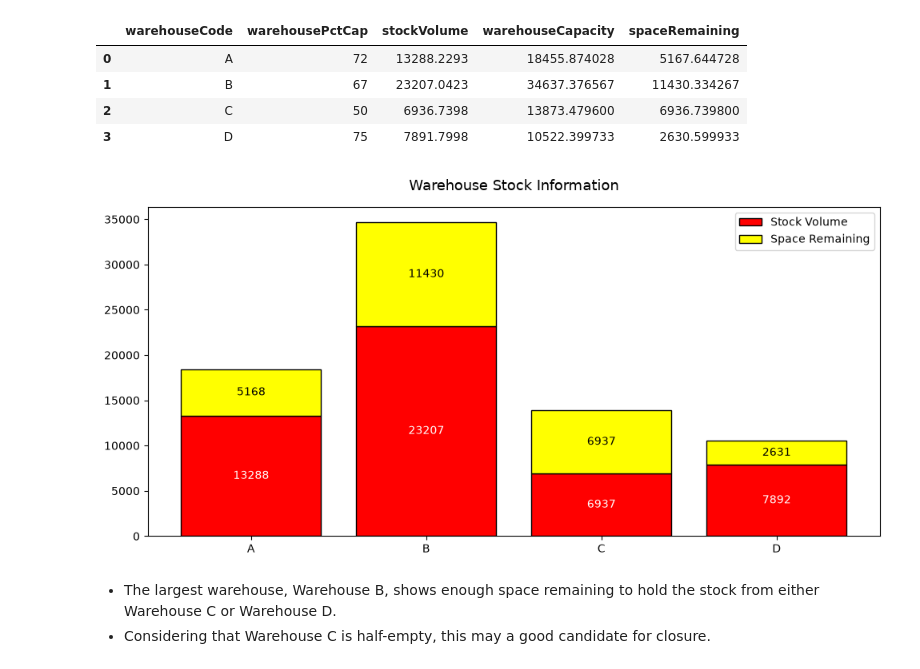
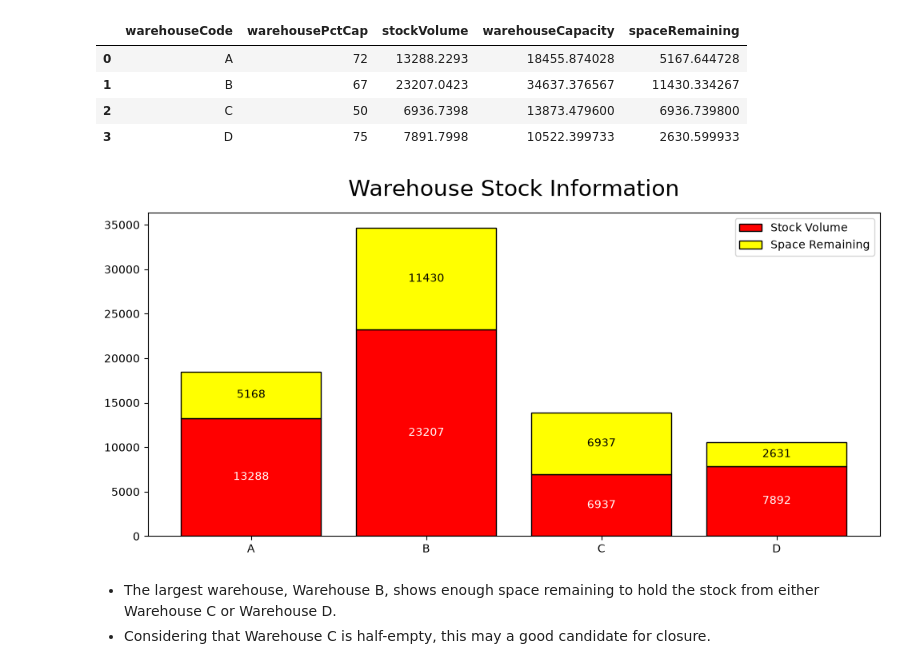
Before and after one commit to BCPMcustom/courseraSQL, a Jupyter notebook: Course#10/MintClassics.ipynb, the cells around one changed output. Cells and saved outputs as stored; diff of their text form; code cells hidden in the pictures.

```diff
--- a/Course#10/MintClassics.ipynb
+++ b/Course#10/MintClassics.ipynb
@@ -254,30 +255,30 @@ df_cap
 # %%
 fig, ax = plt.subplots(figsize=(10, 5))
 
 rects1 = ax.bar(df_cap['warehouseCode'],
            df_cap['stockVolume'],
            color='red',
            edgecolor='black',
            label ='Stock Volume')
 
 rects2 = ax.bar(df_cap['warehouseCode'],
            df_cap['spaceRemaining'],
            bottom=df_cap['stockVolume'],
            color='yellow',
            edgecolor='black',
            label='Space Remaining')
 
 ax.bar_label(rects1, fmt='%.0f', label_type='center', color='white')
 ax.bar_label(rects2, fmt='%.0f', label_type='center')
 
-ax.set_title('Warehouse Stock Information', fontsize=13, pad=15)
+ax.set_title('Warehouse Stock Information', fontsize=20, pad=15)
 ax.legend()
 
 plt.tight_layout()
 plt.show()
 plt.close('all')
 # %% [output]
-[figure, old version]
+[figure, new version]
 # %% [markdown]
 - The largest warehouse, Warehouse B, shows enough space remaining to hold the stock from either Warehouse C or Warehouse D.
 - Considering that Warehouse C is half-empty, this may a good candidate for closure.
```
Also changed, not shown: parts of 12 cells of this notebook.
